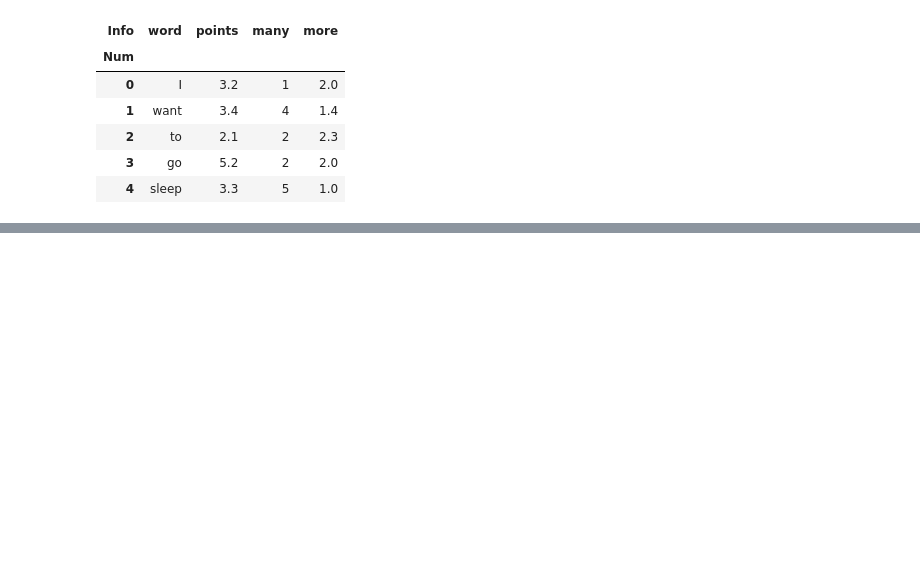
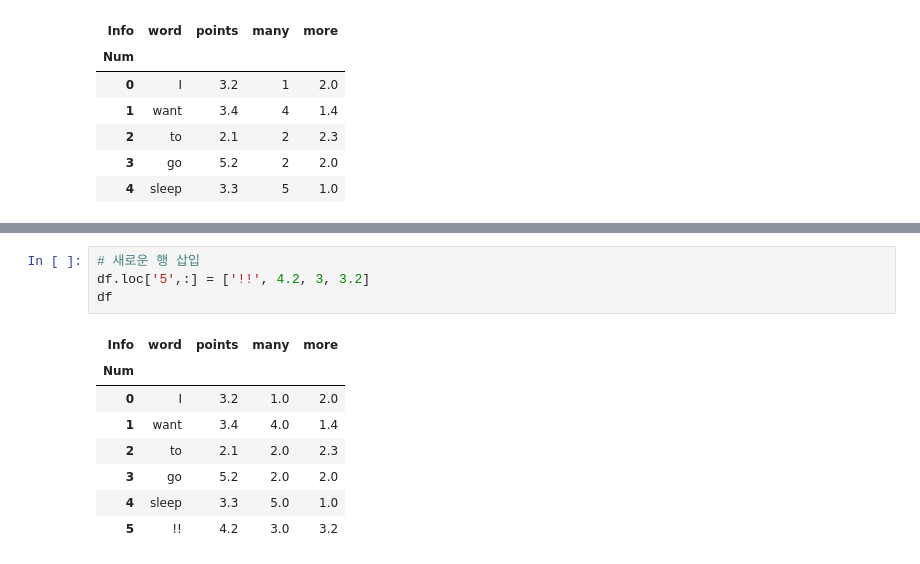
Before and after one commit to YuLim2/Pandas, a Jupyter notebook: Pandas_basic.ipynb, the cells around one changed output, grey strips where cells are left out. Drawn from its saved outputs; the diff is of its cells as text; blank space fills up the shorter version.

```diff
--- a/Pandas_basic.ipynb
+++ b/Pandas_basic.ipynb
@@ -290,0 +359,13 @@ df
+# %%
+# 새로운 행 삽입
+df.loc['5',:] = ['!!', 4.2, 3, 3.2]
+df
+# %% [output]
+| Info | word | points | many | more |
+| Num |  |  |  |  |
+| 0 | I | 3.2 | 1.0 | 2.0 |
+| 1 | want | 3.4 | 4.0 | 1.4 |
+| 2 | to | 2.1 | 2.0 | 2.3 |
+| 3 | go | 5.2 | 2.0 | 2.0 |
+| 4 | sleep | 3.3 | 5.0 | 1.0 |
+| 5 | !! | 4.2 | 3.0 | 3.2 |
```
Also changed, not shown: parts of 13 cells of this notebook.
